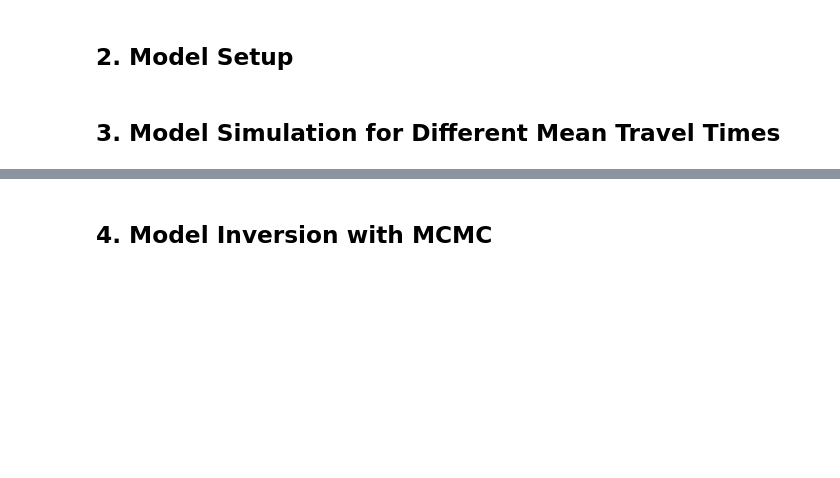
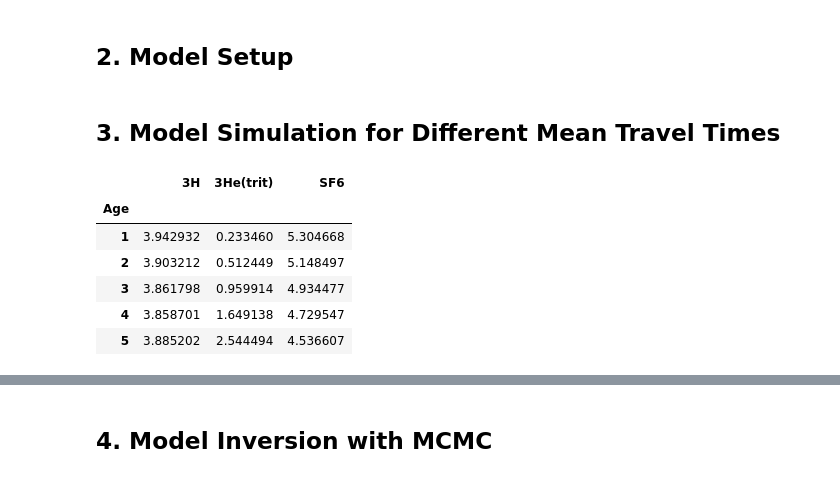
Before and after one commit to iGW-TU-Dresden/PyTracerLab, a Jupyter notebook: docs/examples/example_08.ipynb, the cells around one changed output, grey strips where cells are left out. Cells and saved outputs as stored; diff of their text form; code cells hidden in the pictures; blank space fills up the shorter version.

```diff
--- a/docs/examples/example_08.ipynb
+++ b/docs/examples/example_08.ipynb
@@ -139,6 +140,18 @@ for i, mtt in enumerate(mtt_range):
     results[0, i, :] = sim[:, 0].flatten()
     results[1, i, :] = sim[:, 1].flatten()
     results[2, i, :] = sim[:, 2].flatten()
+# %%
+# load data simulated with TracerLPM
+benchmark_data = pd.read_csv("tracer_tracer_sim_TracerLPM.csv", index_col=0, sep=";", decimal=",", usecols=["Age", "3H", "3He(trit)", "SF6"])
+benchmark_data.head()
+# %% [output]
+|  | 3H | 3He(trit) | SF6 |
+| Age |  |  |  |
+| 1 | 3.942932 | 0.233460 | 5.304668 |
+| 2 | 3.903212 | 0.512449 | 5.148497 |
+| 3 | 3.861798 | 0.959914 | 4.934477 |
+| 4 | 3.858701 | 1.649138 | 4.729547 |
+| 5 | 3.885202 | 2.544494 | 4.536607 |
 # %%
 def add_mtt_colored_line_plot(
     ax,
```
Also changed, not shown: parts of 8 cells of this notebook, 8 other files.
